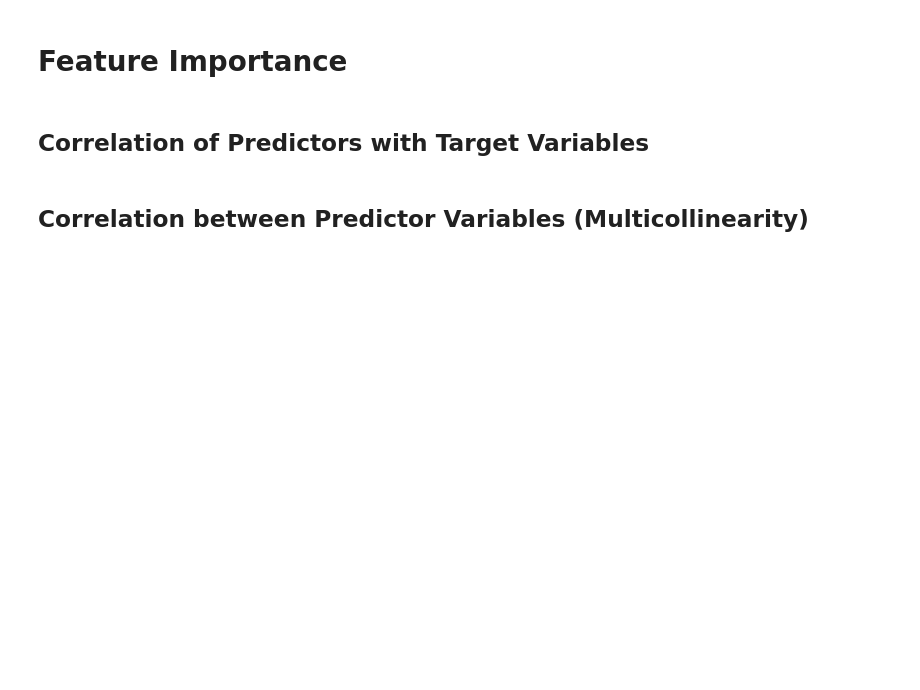
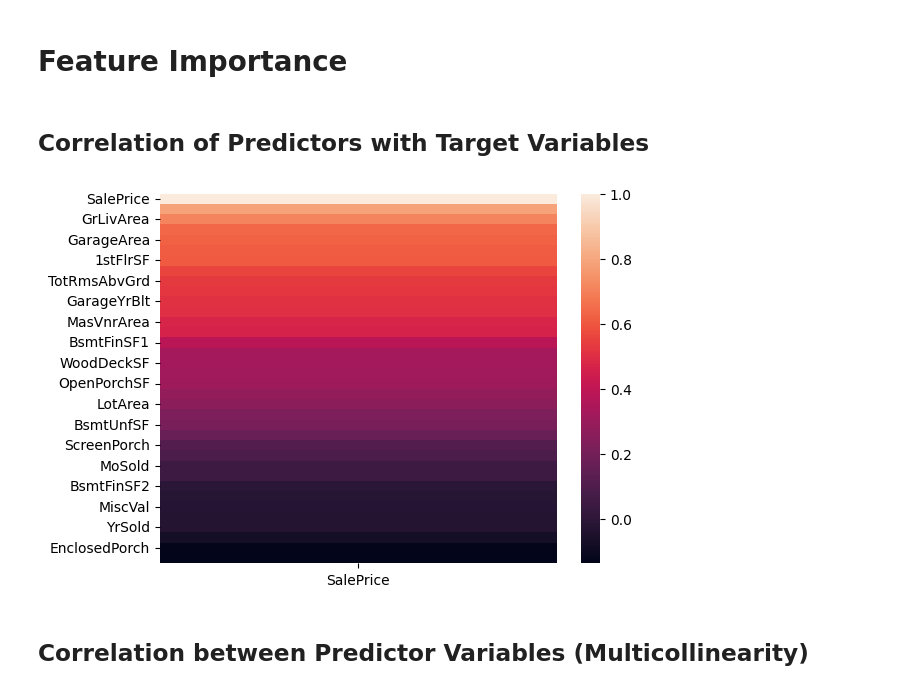
Before and after one commit to McArthurAdal/House-Price-Prediction-Kaggle, a Jupyter notebook: analysis.ipynb, the cells around one changed output. Cells and saved outputs as stored; diff of their text form; code cells hidden in the pictures; blank space fills up the shorter version.

```diff
--- a/analysis.ipynb
+++ b/analysis.ipynb
@@ -146,5 +351,5 @@ corr
 # %%
-train["GarageYrBlt"].fillna(train["YearBuilt"],inplace=True)
+train_clean["GarageYrBlt"].fillna(train_clean["YearBuilt"],inplace=True)
 test["GarageYrBlt"].fillna(test["YearBuilt"],inplace=True)
 # %% [markdown]
 ## LotFrontage
@@ -155,7 +363,7 @@ check_missing()
 
 # plt.show()
 # %%
-lot_front_dic = train.mask(train.LotFrontage.isna()) \
+lot_front_dic = train_clean.mask(train_clean.LotFrontage.isna()) \
             .groupby('LotConfig') \
                 ['LotFrontage'].median().round() \
                 .to_dict()
@@ -164,7 +374,7 @@ lot_front_dic
 # %%
-# missing_LF = train[(train.LotConfig == key) & (train.LotFrontage.isna())]
+# missing_LF = train_clean[(train_clean.LotConfig == key) & (train_clean.LotFrontage.isna())]
 
 for key, item in lot_front_dic.items():
-    train.loc[((train.LotConfig==key ) & (train.LotFrontage.isna())), 'LotFrontage'] = item
-    # test.loc[((train.LotConfig==key ) & (train.LotFrontage.isna())), 'LotFrontage'] = item
+    train_clean.loc[((train_clean.LotConfig==key ) & (train_clean.LotFrontage.isna())), 'LotFrontage'] = item
+    # test.loc[((train_clean.LotConfig==key ) & (train_clean.LotFrontage.isna())), 'LotFrontage'] = item
 # %%
@@ -179,7 +409,7 @@ test.to_csv('datasets/test_clean.csv')
 # %% [markdown]
 ### Drop 8 rows of ManVnrArea
 # %%
-train.dropna(axis = 'rows', subset=["MasVnrArea"], inplace=True)
+train_clean.dropna(axis = 'rows', subset=["MasVnrArea"], inplace=True)
 # %% [markdown]
 ### Drop categorical columns  with more than 600 missing values
 # %%
@@ -213,17 +443,19 @@ train.dropna(axis = 'rows', subset=["MasVnrArea"], inplace=True)
 # %%
 # def plot_correlation_heatmap(target_col: str or None):
 
 #     corr_data: pd.DataFrame
 
 #     if target_col is None:
-corr_price = train.corr(method='pearson', numeric_only=True)['SalePrice'].sort_values(ascending=False)
+corr_price = train_clean.corr(method='pearson', numeric_only=True)['SalePrice'].sort_values(ascending=False)
 #     elif isinstance(target_col, str):
-#         corr_data = train.corr(method='pearson')
+#         corr_data = train_clean.corr(method='pearson')
 
 sns.heatmap(corr_price.to_frame())
 plt.show()
 
 # plot_correlation_heatmap('SalePrice')
+# %% [output]
+[figure, added]
 # %% [markdown]
 ## Correlation between Predictor Variables (Multicollinearity)
 # %%
```
Also changed, not shown: parts of 47 cells of this notebook, 3 other files.
